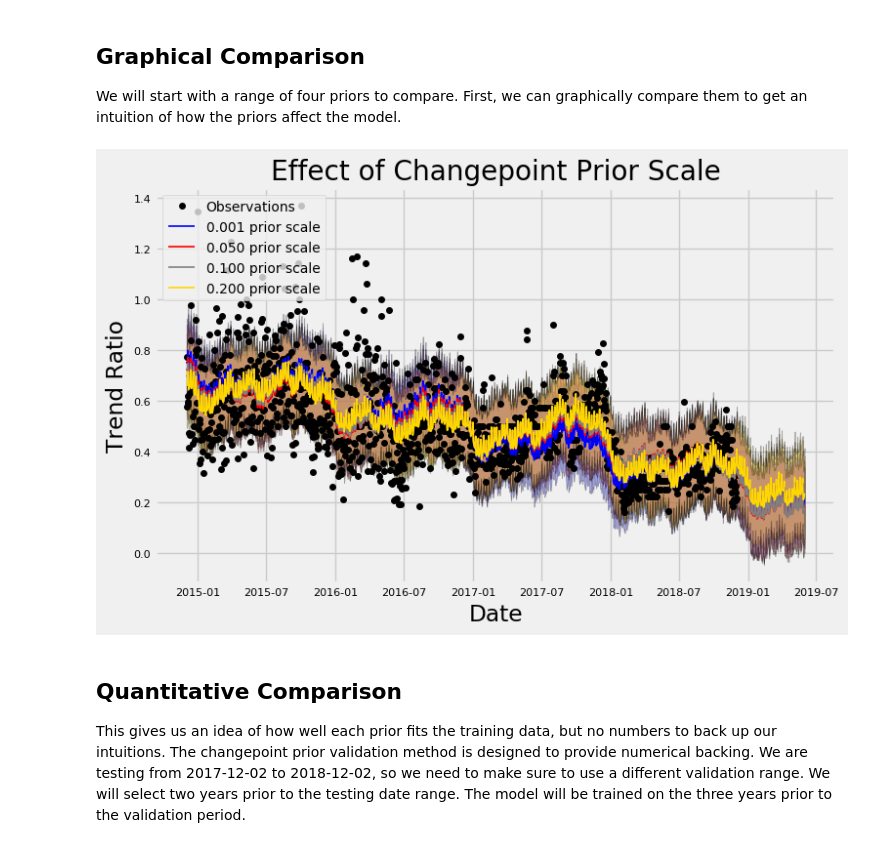
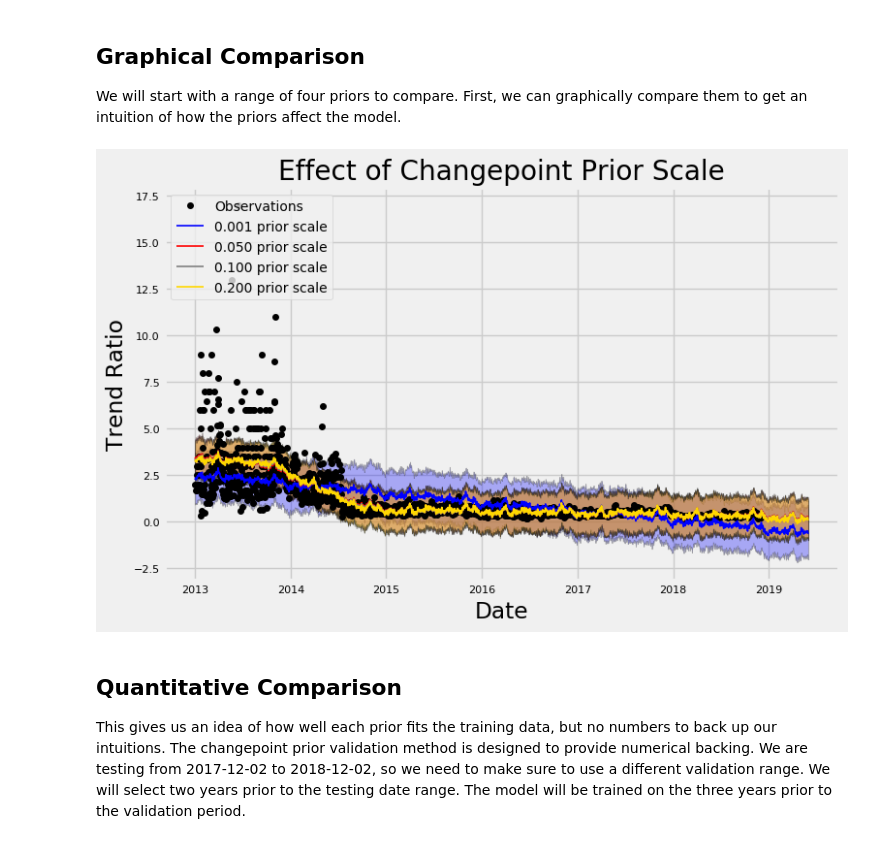
Before and after one commit to lauramayol/crypto_signal, a Jupyter notebook: crypto_signal/Trend Prediction.ipynb, the cells around one changed output. Drawn from its saved outputs; the diff is of its cells as text; code cells hidden in the pictures.

```diff
--- a/crypto_signal/Trend Prediction.ipynb
+++ b/crypto_signal/Trend Prediction.ipynb
@@ -73,4 +73,3 @@ We can create a basic model (with no predictions) trained on the past 4 years of
 # %%
-future_trend.training_years=4
 model, model_data = future_trend.create_prophet_model()
 # %% [output]
@@ -140,9 +139,10 @@ The changepoint prior scale represents the amount of weight given to the changep
 
 We will start with a range of four priors to compare. First, we can graphically compare them to get an intuition of how the priors affect the model.
 # %%
+future_trend.training_years=6
 future_trend.changepoint_prior_analysis(changepoint_priors=[0.001, 0.05, 0.1, 0.2])
 # %% [output]
-[figure, old version]
+[figure, new version]
 # %% [markdown]
 ## Quantitative Comparison
 
```
Also changed, not shown: parts of 15 cells of this notebook, 13 other files.
